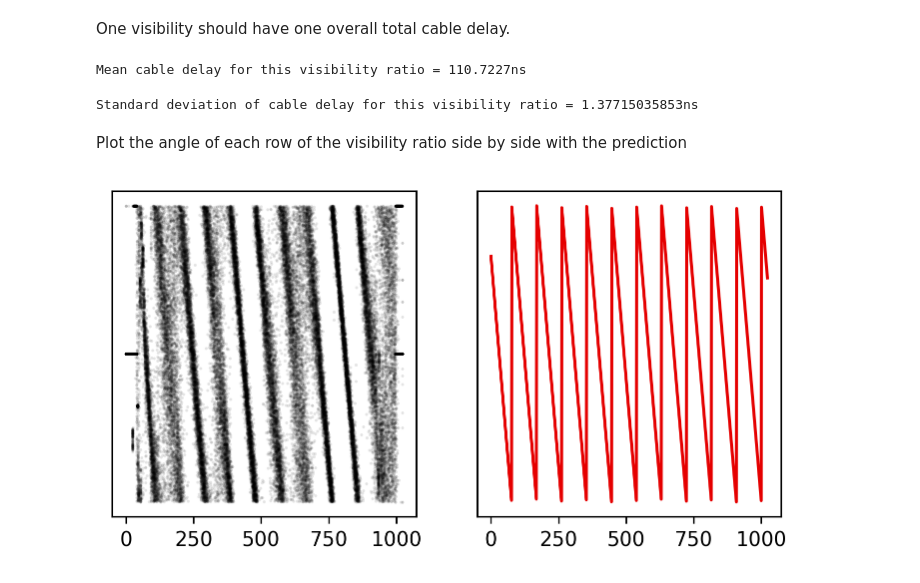
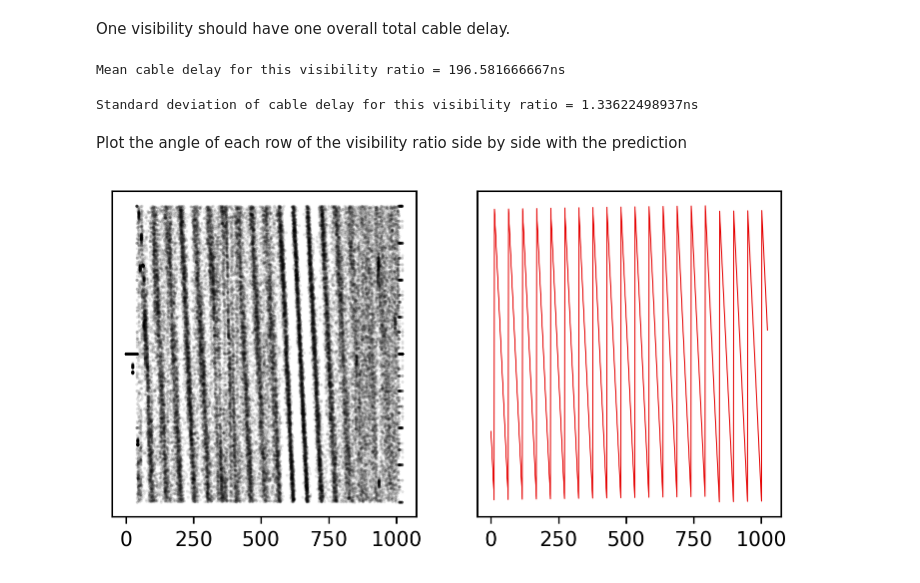
Before and after one commit to andrewasheridan/hera_sandbox, a Jupyter notebook: aas/estdel/estdel/estdel_example.ipynb, the cells around one changed output. Drawn from its saved outputs; the diff is of its cells as text; code cells hidden in the pictures.

Commit message:
Reworked examples to reflect changes in estdel

```diff
--- a/aas/estdel/estdel/estdel_example.ipynb
+++ b/aas/estdel/estdel/estdel_example.ipynb
@@ -52,6 +52,6 @@ plt.imshow(np.angle(V), aspect = 'auto');
 # %% [markdown]
 ## Predict cable delays for data
 # %%
-predictor = estdel.Cable_Delay(V, verbose=False)
+predictor = estdel.Cable_Delay(V)
 predictions = predictor.predict()
 # %% [markdown]
@@ -65,22 +63,22 @@ predictions_ns = predictions / channel_width_in_GHz # predictions now in nanosec
 # %% [markdown]
 One visibility should have one overall total cable delay.
 # %%
-print('Mean cable delay for this visibility ratio = {}ns'.format(np.mean(predictions_ns)))
+print('Mean cable delay for this visibility ratio = {}ns'.format(np.mean(predictions)))
 # %% [output]
-Mean cable delay for this visibility ratio = 110.7227ns
+Mean cable delay for this visibility ratio = 196.581666667ns
 # %%
-print('Standard deviation of cable delay for this visibility ratio = {}ns'.format(np.std(predictions_ns)))
+print('Standard deviation of cable delay for this visibility ratio = {}ns'.format(np.std(predictions)))
 # %% [output]
-Standard deviation of cable delay for this visibility ratio = 1.37715035853ns
+Standard deviation of cable delay for this visibility ratio = 1.33622498937ns
 # %% [markdown]
 Plot the angle of each row of the visibility ratio side by side with the prediction
 # %%
 fig, axes = plt.subplots(1,2, figsize = (6,3), dpi = 144)
 for row in V:
     axes[0].plot(np.angle(row), ls = 'none', marker = '.', markersize = 1, alpha = 0.1, color = 'black')
-axes[1].plot(np.angle(np.exp(-2j*np.pi*(freqs*np.mean(predictions_ns) + np.random.uniform()))), color = '#E50000')
+axes[1].plot(np.angle(np.exp(-2j*np.pi*(np.linspace(0.100,0.200,1024)*np.mean(predictions) + np.random.uniform()))), color = '#E50000', lw = 0.5)
 for ax in axes:
     ax.set_yticks([])
 plt.show()
 # %% [output]
-[figure, old version]
+[figure, new version]
```
Also changed, not shown: parts of 4 cells of this notebook, 1 other file.
